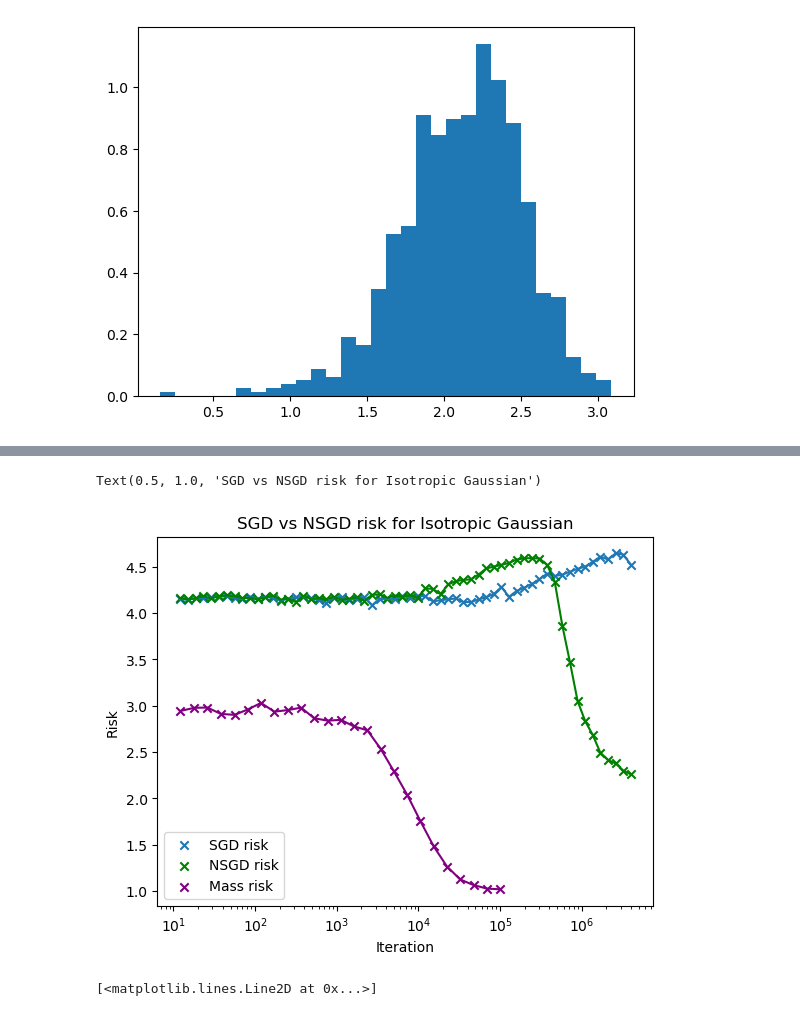
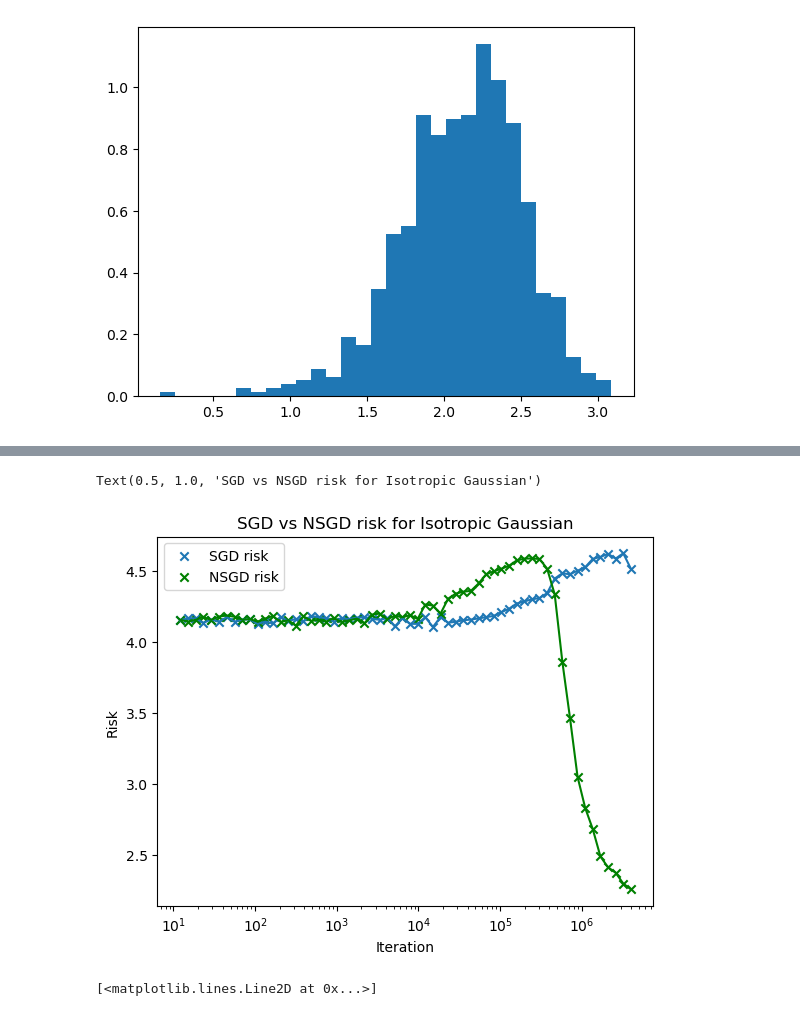
Before and after one commit to PantelisTass/Imperial-UROP-Project-SGD, a Jupyter notebook: SGD Isoptropic Gaussians.ipynb, the cells around one changed output, grey strips where cells are left out. Saved outputs shown, nothing was run; the diff lists cells and outputs as text; code cells hidden in the pictures.

```diff
--- a/SGD Isoptropic Gaussians.ipynb
+++ b/SGD Isoptropic Gaussians.ipynb
@@ -167,8 +139,6 @@ def nesterov_accelerated_sgd(d, Delta, N, epsilon = 1e-6, r = 3, num_epochs = 10
             x_sample, y_sample = random_sample(d, Delta, M)
             mse = np.mean((y_sample-neural_net(x_sample,weights))**2)
             risk.append(mse)
-            dist = np.mean(np.linalg.norm(weights, axis = 1))
-            mean_dist.append(dist)
             print('Epoch: {}, risk: {}'.format(epoch, mse))
 
     return weights, lookahead, risk, mean_dist
@@ -286,21 +297,21 @@ weights_NSGD, momentum_NSGD, risk_NSGD, mean_dist_NSGD = nesterov_accelerated_sg
 # %%
 #plot SGD and Nesterov SGD losses
 indices = np.array([int(a) for a in 10**(np.linspace(1.1, np.log10(4e6), 60))])
-indices_Mass = np.array([int(a) for a in 10**(np.linspace(1.1, np.log10(1e5), 25))])
+indices_Mass = np.array([int(a) for a in 10**(np.linspace(1.1, np.log10(4e6), 60))])
 plt.plot(indices, risk_SGD)
 plt.scatter(indices, risk_SGD, marker = 'x', label = 'SGD risk')
 plt.plot(indices, risk_NSGD, c = 'g')
 plt.scatter(indices, risk_NSGD, marker = 'x', label = 'NSGD risk', c = 'g')
-plt.plot(indices_Mass, risk_Mass, c = 'purple')
-plt.scatter(indices_Mass, risk_Mass, marker = 'x', c = 'purple', label = 'Mass risk')
+#plt.plot(indices_Mass, risk_Mass, c = 'purple')
+#plt.scatter(indices_Mass, risk_Mass, marker = 'x', c = 'purple', label = 'Mass risk')
 plt.xscale('log')
 plt.xlabel('Iteration')
 plt.ylabel('Risk')
 plt.legend()
 plt.title('SGD vs NSGD risk for Isotropic Gaussian')
 # %% [output]
 Text(0.5, 1.0, 'SGD vs NSGD risk for Isotropic Gaussian')
-[figure, old version]
+[figure, new version]
 # %%
 from scipy.stats import norm
 
```
Also changed, not shown: parts of 6 cells of this notebook, 2 other files.
